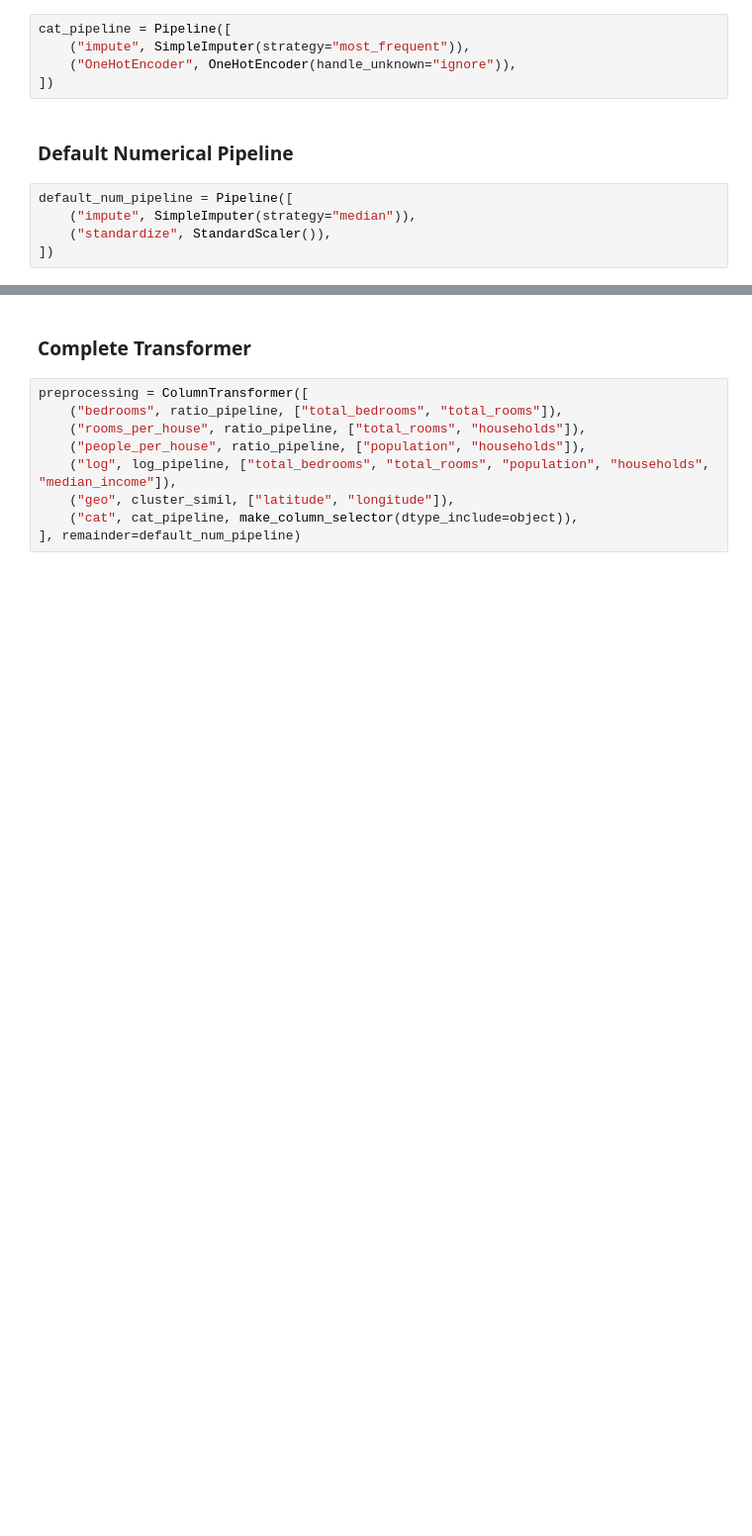
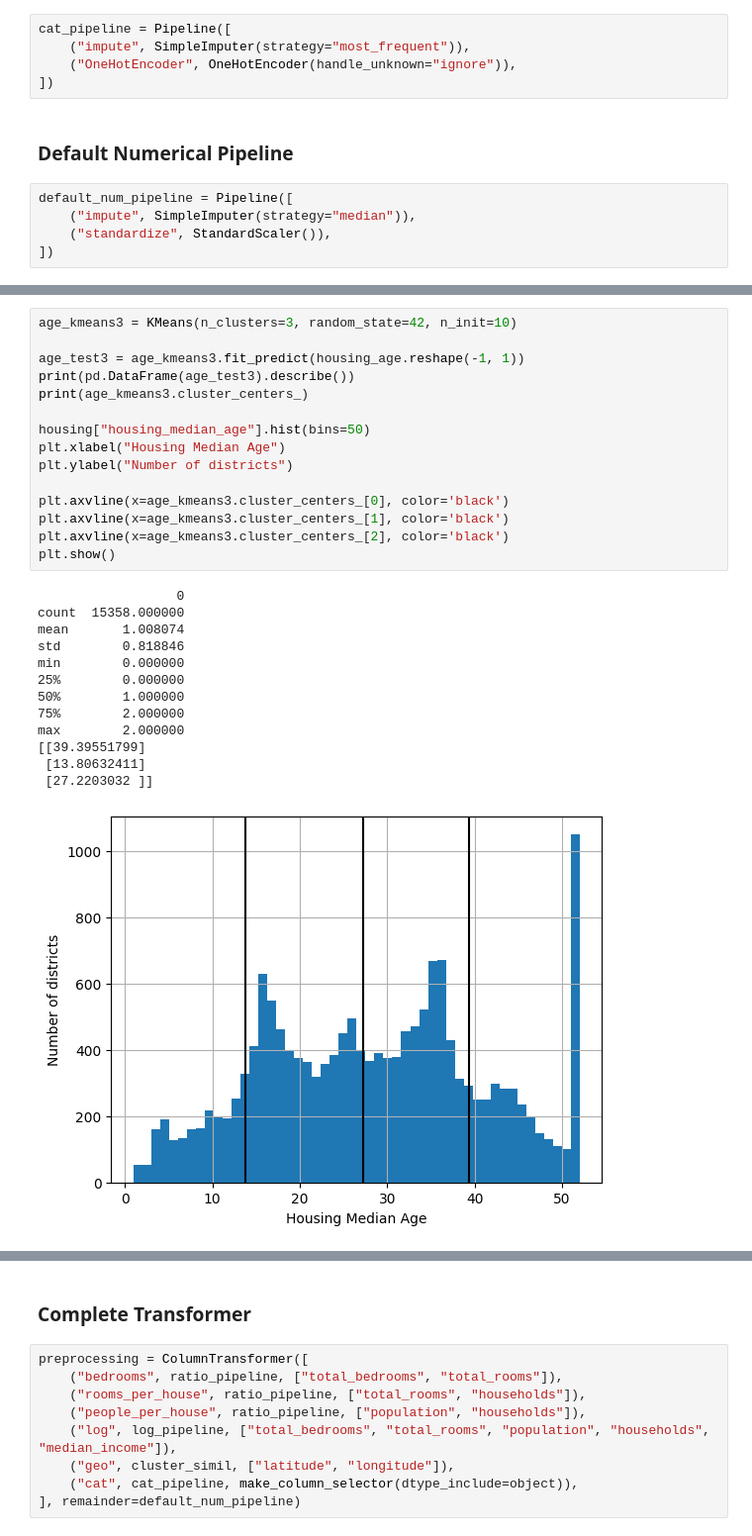
Before and after one commit to LucidOtter/MLLearning, a Jupyter notebook: 02_end2end_MLLearning.ipynb, the cells around one changed output, grey strips where cells are left out. Shown at 99% size. Drawn from its saved outputs; the diff is of its cells as text; blank space fills up the shorter version.

```diff
--- a/02_end2end_MLLearning.ipynb
+++ b/02_end2end_MLLearning.ipynb
@@ -378,0 +459,29 @@ Once the base pipeline presented in the book has been copied here, it would be a
+# %%
+age_kmeans3 = KMeans(n_clusters=3, random_state=42, n_init=10)
+
+age_test3 = age_kmeans3.fit_predict(housing_age.reshape(-1, 1))
+print(pd.DataFrame(age_test3).describe())
+print(age_kmeans3.cluster_centers_)
+
+housing["housing_median_age"].hist(bins=50)
+plt.xlabel("Housing Median Age")
+plt.ylabel("Number of districts")
+
+plt.axvline(x=age_kmeans3.cluster_centers_[0], color='black')
+plt.axvline(x=age_kmeans3.cluster_centers_[1], color='black')
+plt.axvline(x=age_kmeans3.cluster_centers_[2], color='black')
+plt.show()
+# %% [output]
+                  0
+count  15358.000000
+mean       1.008074
+std        0.818846
+min        0.000000
+25%        0.000000
+50%        1.000000
+75%        2.000000
+max        2.000000
+[[39.39551799]
+ [13.80632411]
+ [27.2203032 ]]
+[figure, added]
```
Also changed, not shown: parts of 23 cells of this notebook, 1 other file.
